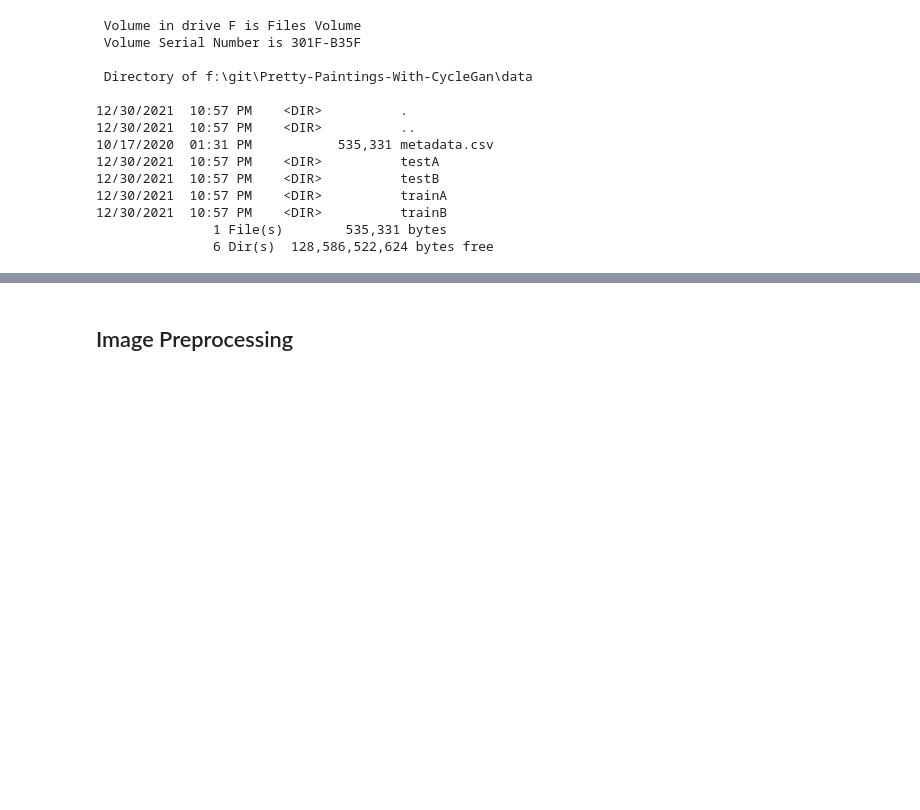
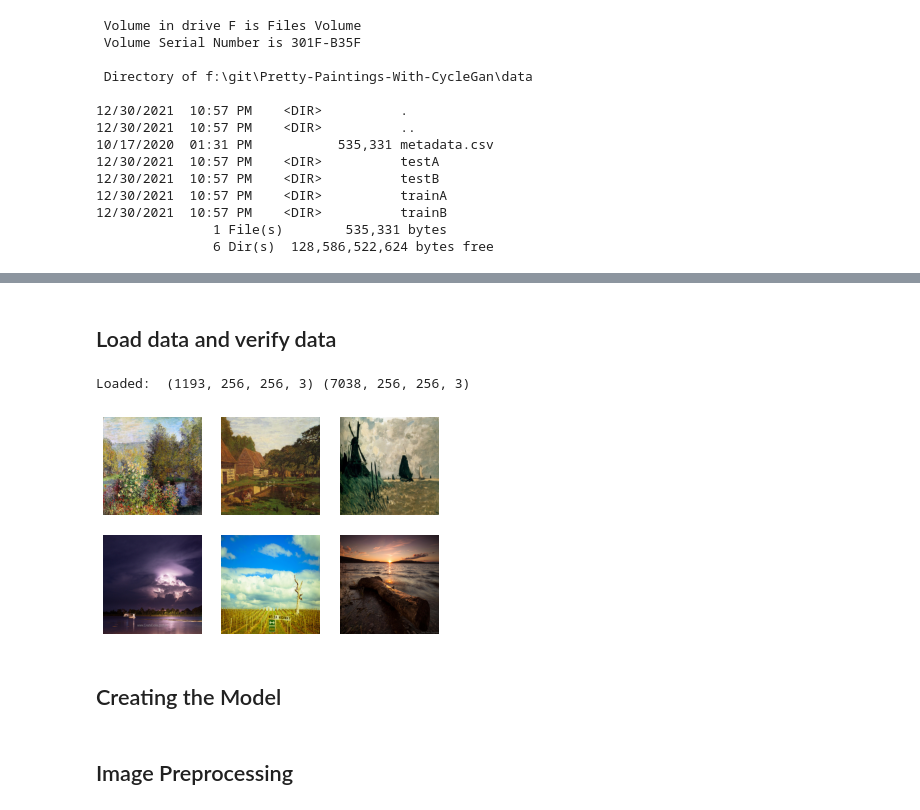
Before and after one commit to albert239825/Pretty-Paintings-With-CycleGan, a Jupyter notebook: CycleGan_Notebook.ipynb, the cells around one changed output, grey strips where cells are left out. Cells and saved outputs as stored; diff of their text form; code cells hidden in the pictures; blank space fills up the shorter version.

```diff
--- a/CycleGan_Notebook.ipynb
+++ b/CycleGan_Notebook.ipynb
@@ -109,0 +100,26 @@ SyntaxError: f-string: unmatched ')' (Temp/ipykernel_18720/1183165867.py, line 8
+# %% [markdown]
+## Load data and verify data
+# %%
+# load and plot the prepared dataset
+from numpy import load
+# load the dataset
+data = load('photo2monet.npz')
+dataM, dataP = data['arr_0'], data['arr_1']
+print('Loaded: ', dataM.shape, dataP.shape)
+# plot source images
+n_samples = 3
+for i in range(n_samples):
+	plt.subplot(2, n_samples, 1 + i)
+	plt.axis('off')
+	plt.imshow(dataM[i].astype('uint8'))
+# plot target image
+for i in range(n_samples):
+	plt.subplot(2, n_samples, 1 + n_samples + i)
+	plt.axis('off')
+	plt.imshow(dataP[i].astype('uint8'))
+plt.show()
+# %% [output]
+Loaded:  (1193, 256, 256, 3) (7038, 256, 256, 3)
+[figure, added]
+# %% [markdown]
+## Creating the Model
```
Also changed, not shown: parts of 4 cells of this notebook, 1 other file.
